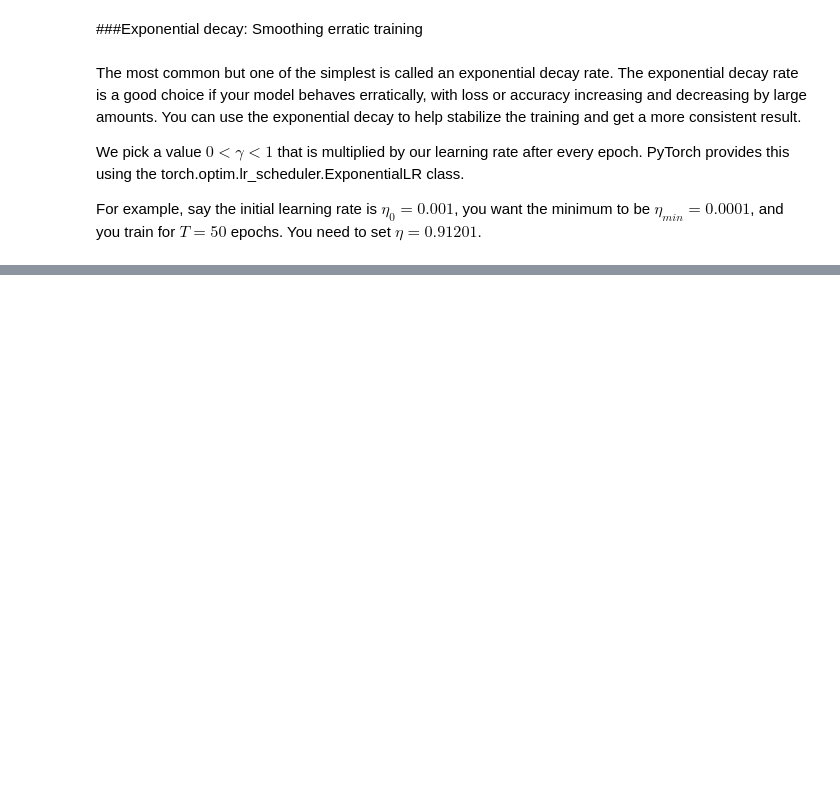
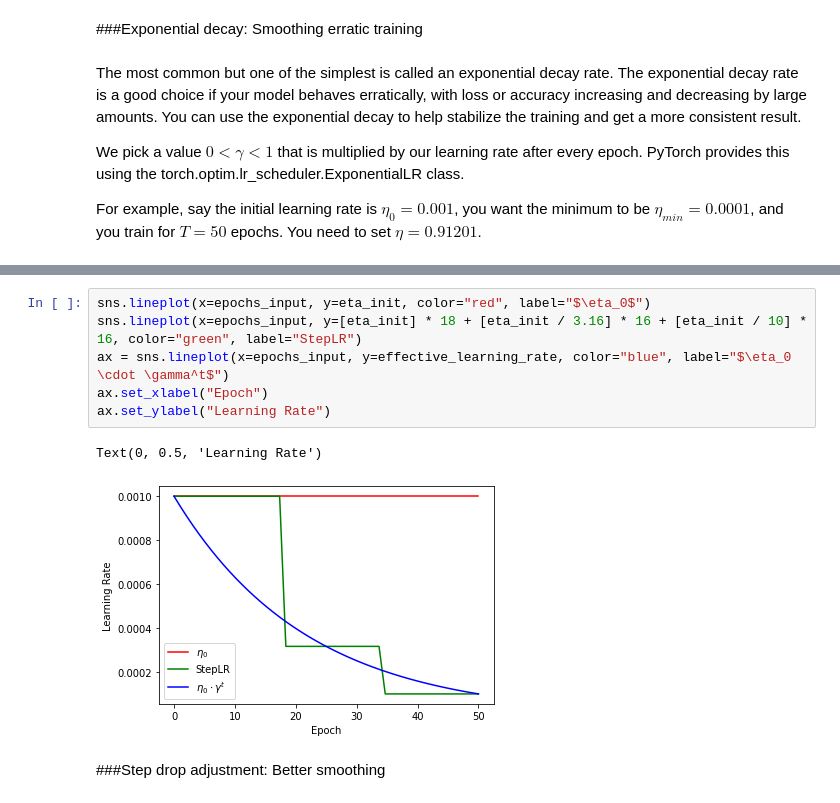
Before and after one commit to rahiakela/deep-learning-research-and-practice, a Jupyter notebook: inside-deep-learing/05-modern-training-techniques/02_learning_rate_schedules.ipynb, the cells around one changed output, grey strips where cells are left out. Cells and saved outputs as stored; diff of their text form; blank space fills up the shorter version.

```diff
--- a/inside-deep-learing/05-modern-training-techniques/02_learning_rate_schedules.ipynb
+++ b/inside-deep-learing/05-modern-training-techniques/02_learning_rate_schedules.ipynb
@@ -279,0 +331,11 @@ be $\eta_{min} = 0.0001$, and you train for $T = 50$ epochs. You need to set
+# %%
+sns.lineplot(x=epochs_input, y=eta_init, color="red", label="$\eta_0$")
+sns.lineplot(x=epochs_input, y=[eta_init] * 18 + [eta_init / 3.16] * 16 + [eta_init / 10] * 16, color="green", label="StepLR")
+ax = sns.lineplot(x=epochs_input, y=effective_learning_rate, color="blue", label="$\eta_0 \cdot \gamma^t$")
+ax.set_xlabel("Epoch")
+ax.set_ylabel("Learning Rate")
+# %% [output]
+Text(0, 0.5, 'Learning Rate')
+[figure, added]
+# %% [markdown]
+###Step drop adjustment: Better smoothing
```
Also changed, not shown: parts of 5 cells of this notebook.
